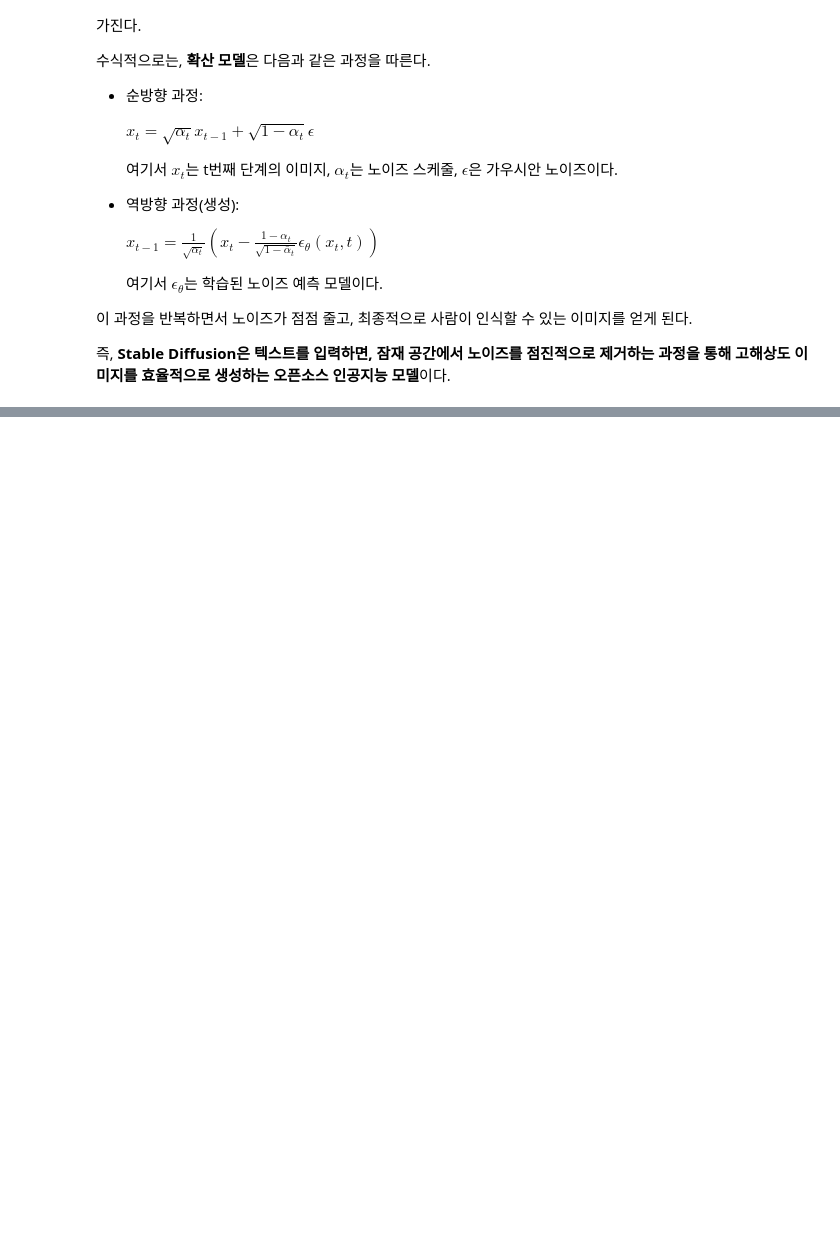
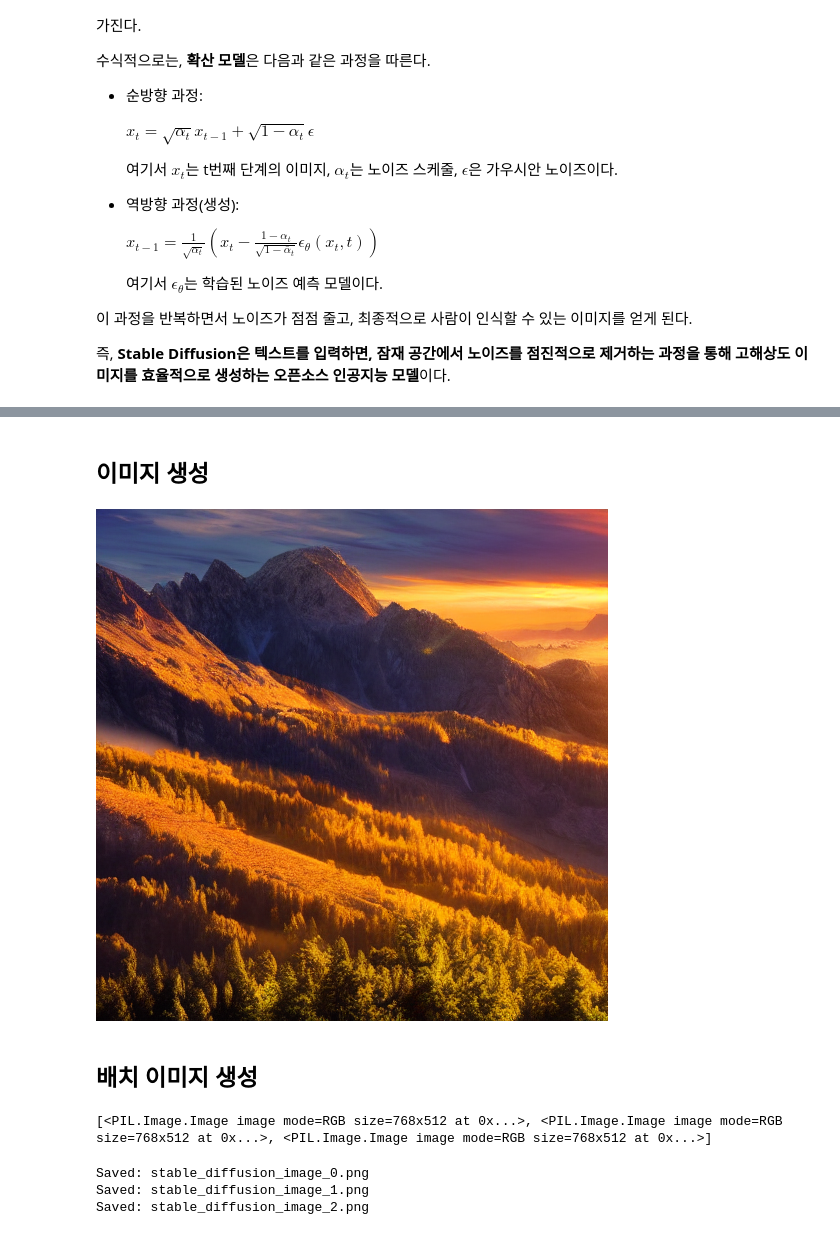
Before and after one commit to j-ai-616/09_deep_learning_multimodal, a Jupyter notebook: 04_image_generation/02_stable_diffusion.ipynb, the cells around one changed output, grey strips where cells are left out. Saved outputs shown, nothing was run; the diff lists cells and outputs as text; code cells hidden in the pictures; blank space fills up the shorter version.

```diff
--- a/04_image_generation/02_stable_diffusion.ipynb
+++ b/04_image_generation/02_stable_diffusion.ipynb
@@ -53,0 +74,6 @@ Stable Diffusion의 작동 원리를 간단히 설명하면 다음과 같다.
+# %%
+# 디바이스 설정
+import torch
+
+device = 'cuda' if torch.cuda.is_available() else 'cpu'
+print(device)
@@ -53,0 +82,11 @@ Stable Diffusion의 작동 원리를 간단히 설명하면 다음과 같다.
+# %%
+# 모델 로드
+from diffusers import StableDiffusionPipeline
+
+model_id = 'stable-diffusion-v1-5/stable-diffusion-v1-5'
+
+pipe = StableDiffusionPipeline.from_pretrained(
+    model_id,
+    torch_dtype=torch.float16,
+    use_safetensors=True
+).to(device)
@@ -53,0 +98,47 @@ Stable Diffusion의 작동 원리를 간단히 설명하면 다음과 같다.
+# %% [markdown]
+## 이미지 생성
+# %%
+# 스타일 (photorealistic, oil painting, watercolor, pencil sketch, pixel art)
+prompt = 'A serene landscape of mountains during sunrise, photorealistic'
+
+result = pipe(
+    prompt,
+    num_inference_steps=30,  # 샘플링 스텝수 (스텝수가 많을수록 품질이 올라가지만 생성 시간이 늘어남)
+    guidance_scale=7.5       # 텍스트-이미지 정합도(1~10). 높을수록 매칭 정도가 좋음 (일반적으로 7~8)
+)
+
+display(result.images[0])
+# %% [output]
+[figure, added]
+# %% [markdown]
+## 배치 이미지 생성
+# %%
+prompts = [
+    'A futuristic city skyline at sunset',
+    'A portrait of a medieval knight in armor',
+    'A colorful abstract painting with geometric shape'
+]
+
+result = pipe(
+    prompts,
+    num_inference_steps=30,
+    guidance_scale=7.5,
+    width=768,
+    height=512
+)
+
+print(result.images)
+# %% [output]
+[<PIL.Image.Image image mode=RGB size=768x512 at 0x...>, <PIL.Image.Image image mode=RGB size=768x512 at 0x...>, <PIL.Image.Image image mode=RGB size=768x512 at 0x...>]
+# %%
+# 이미지 저장
+images = result.images
+
+for idx, img in enumerate(images):
+  filename = f'stable_diffusion_image_{idx}.png'
+  img.save(filename)
+  print(f'Saved: {filename}')
+# %% [output]
+Saved: stable_diffusion_image_0.png
+Saved: stable_diffusion_image_1.png
+Saved: stable_diffusion_image_2.png
```
Also changed, not shown: parts of 3 cells of this notebook, 5 other files.
